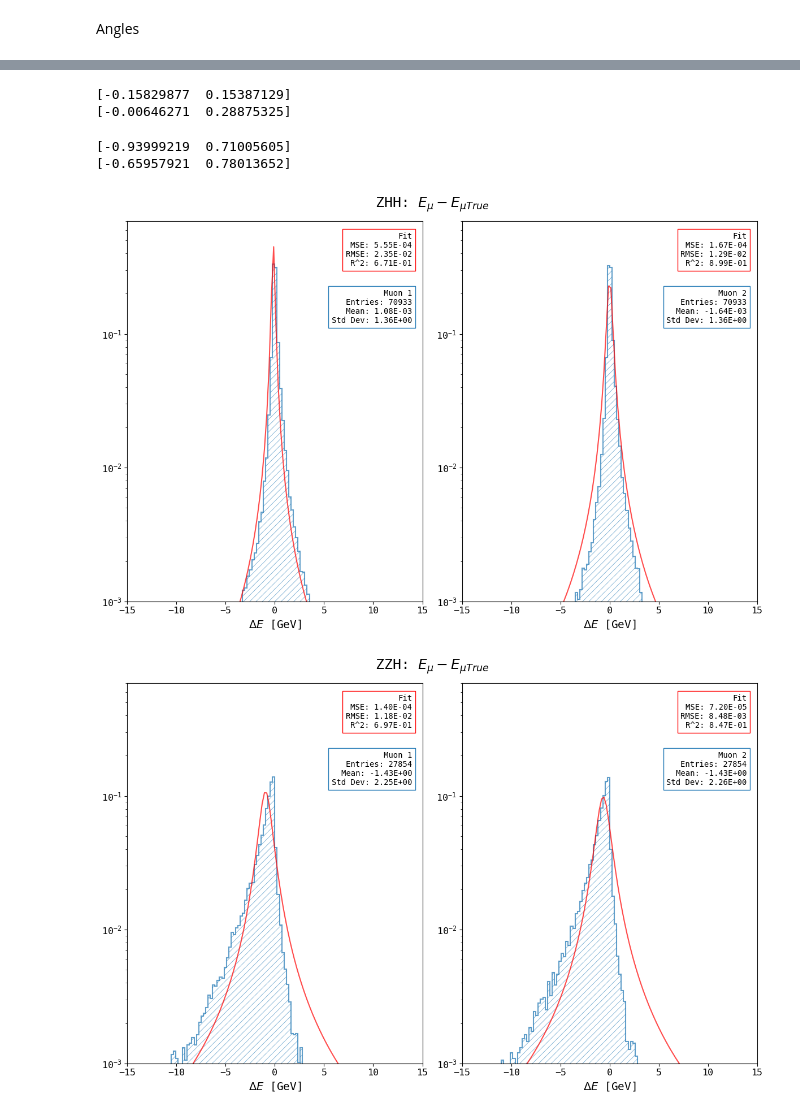
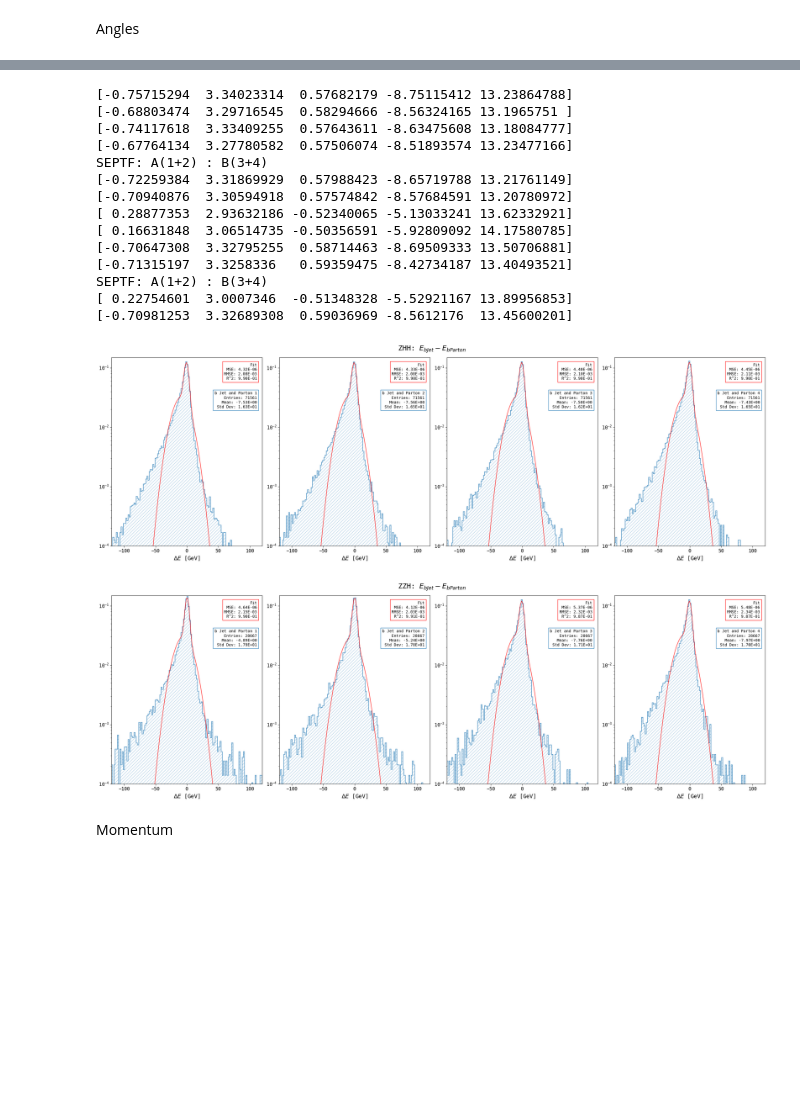
Before and after one commit to nVentis/MEM_HEP, a Jupyter notebook: notebooks/results/2_jet_transfer_functions.ipynb, the cells around one changed output, grey strips where cells are left out. Saved outputs shown, nothing was run; the diff lists cells and outputs as text; code cells hidden in the pictures; blank space fills up the shorter version.

```diff
--- a/notebooks/results/2_jet_transfer_functions.ipynb
+++ b/notebooks/results/2_jet_transfer_functions.ipynb
@@ -13,7 +13,7 @@ import json
 
 repo_dir = '/afs/desy.de/user/b/bliewert/public/MarlinWorkdirs/MEM_HEP'
 # %%
-df = import_true_reco()
+df = import_true_reco(file_name='compare_truejet_matchingreco.root')
 zhh = df[df['is_zhh'] == 1]
 zzh = df[df['is_zzh'] == 1]
 
@@ -95,22 +256,21 @@ for key in data:
     transfer_data_reco = []
     transfer_data_true = []
 
-    for i in range(1, 3):
-        transfer_data_reco.append(df[f"lep{i}_e"])
-        transfer_data_true.append(df[f"true_lep{i}_e"])
+    for i in range(1, 5):
+        transfer_data_reco.append(df[f"jet{i}_e"])
+        transfer_data_true.append(df[f"parton{i}_e"])
 
     transfer_data_reco = np.array(transfer_data_reco).flatten()
     transfer_data_true = np.array(transfer_data_true).flatten()
 
-    fig, popts = plot_transfer([(transfer_data_reco, transfer_data_true)], f"{key.upper()}", fit=fit, xlim=(-20, 20),
-                  true_label=r"\mu True", reco_label=r"\mu", ylim=(0.001, 0.7), yscale='log',
-                  plot_args={ 'scientific_stats': True, 'x': 'Muons', 'xlim_binning': (-20,20) });
+    figure, popts = plot_transfer([(transfer_data_reco, transfer_data_true)], f"{key.upper()}", fit=fit, xlim=(-120, 120),
+                  true_label=r"b True", reco_label=r"b Jet", ylim=(.0001, .15), yscale='log',
+                  plot_args={ 'scientific_stats': True, 'x': 'b Jets and Partons', 'xlim_binning': (-120,120) });
 
-    figures.append(fig[0])
-    for popt in popts:
-        fitparams.append(popt.tolist())
+    for fig in figure: figures.append(fig)
+    for popt in popts: fitparams.append(popt.tolist() if popt is not None else None)
 
-export_figures(f'{repo_dir}/notebooks/results/1_muon_energy.pdf', figures)
-with open(f'{repo_dir}/notebooks/results/1_muon_energy_fitparams.txt', 'w', encoding='utf-8') as file:
+export_figures(f'{repo_dir}/notebooks/results/2_jet_energy_lorentz.pdf', figures)
+with open(f'{repo_dir}/notebooks/results/2_jet_energy_fitparams_lorentz.txt', 'w', encoding='utf-8') as file:
     json.dump(fitparams, file, ensure_ascii=False, indent=4)
 # %% [output]
@@ -121,34 +281,45 @@ with open(f'{repo_dir}/notebooks/results/1_muon_energy_fitparams.txt', 'w', enco
 # %%
 module_reload('analysis')
 from analysis.import_data import import_true_reco
 from analysis.plot_matplotlib import plot_hist, export_figures
 from analysis.transfer import plot_transfer
 
-fit = "lorentz"
+fit = "dbgauss_old"
 figures = []
 
 for key in data:
     transfer_data = []
     df = data[key]
 
-    for i in range(1, 3):
-        transfer_data.append((df[f"lep{i}_e"], df[f"true_lep{i}_e"]))
+    for i in range(1, 5):
+        transfer_data.append((df[f"jet{i}_e"], df[f"parton{i}_e"]))
 
-    fig, popt = plot_transfer(transfer_data, f"{key.upper()}", fit=fit, true_label=r"\mu True", reco_label=r"\mu", titles=['Muon 1', 'Muon 2'],
-                              ylim=(0.001, 0.7), xlim=(-15,15), yscale="log",
-                              plot_args={ 'scientific_stats': True, 'xlim_binning': (-15,15) });
+    fig, popt = plot_transfer(transfer_data, f"{key.upper()}", fit=fit, true_label=r"b Parton", reco_label=r"b Jet",
+                              ylim=(.0001, .15), xlim=(-120,120), yscale="log", titles=[f'b Jet and Parton {j}' for j in range(1,5)],
+                              plot_args={ 'scientific_stats': True, 'xlim_binning': (-120,120), });
 
-    figures.append(fig[0])
-    for popt in popts:
-        fitparams.append(popt.tolist())
+    for fig in figure: figures.append(fig)
+    for popt in popts: fitparams.append(popt.tolist() if popt is not None else None)
 
-export_figures(f'{repo_dir}/notebooks/results/1_muon_energy_sep.pdf', figures)
-with open(f'{repo_dir}/notebooks/results/1_muon_energy_sep_fitparams.txt', 'w', encoding='utf-8') as file:
+export_figures(f'{repo_dir}/notebooks/results/2_jet_energy_sep.pdf', figures)
+with open(f'{repo_dir}/notebooks/results/2_jet_energy_sep_fitparams.txt', 'w', encoding='utf-8') as file:
     json.dump(fitparams, file, ensure_ascii=False, indent=4)
 # %% [output]
-[-0.15829877  0.15387129]
-[-0.00646271  0.28875325]
+[-0.75715294  3.34023314  0.57682179 -8.75115412 13.23864788]
+[-0.68803474  3.29716545  0.58294666 -8.56324165 13.1965751 ]
+[-0.74117618  3.33409255  0.57643611 -8.63475608 13.18084777]
+[-0.67764134  3.27780582  0.57506074 -8.51893574 13.23477166]
+SEPTF: A(1+2) : B(3+4)
+[-0.72259384  3.31869929  0.57988423 -8.65719788 13.21761149]
+[-0.70940876  3.30594918  0.57574842 -8.57684591 13.20780972]
+[ 0.28877353  2.93632186 -0.52340065 -5.13033241 13.62332921]
+[ 0.16631848  3.06514735 -0.50356591 -5.92809092 14.17580785]
+[-0.70647308  3.32795255  0.58714463 -8.69509333 13.50706881]
+[-0.71315197  3.3258336   0.59359475 -8.42734187 13.40493521]
+SEPTF: A(1+2) : B(3+4)
+[ 0.22754601  3.0007346  -0.51348328 -5.52921167 13.89956853]
+[-0.70981253  3.32689308  0.59036969 -8.5612176  13.45600201]
-[-0.93999219  0.71005605]
-[-0.65957921  0.78013652]
-[figure, old version]
+[figure, new version]
-[figure, old version]
+[figure, new version]
+# %% [markdown]
+Momentum
```
Also changed, not shown: parts of 10 cells of this notebook, 44 other files.
